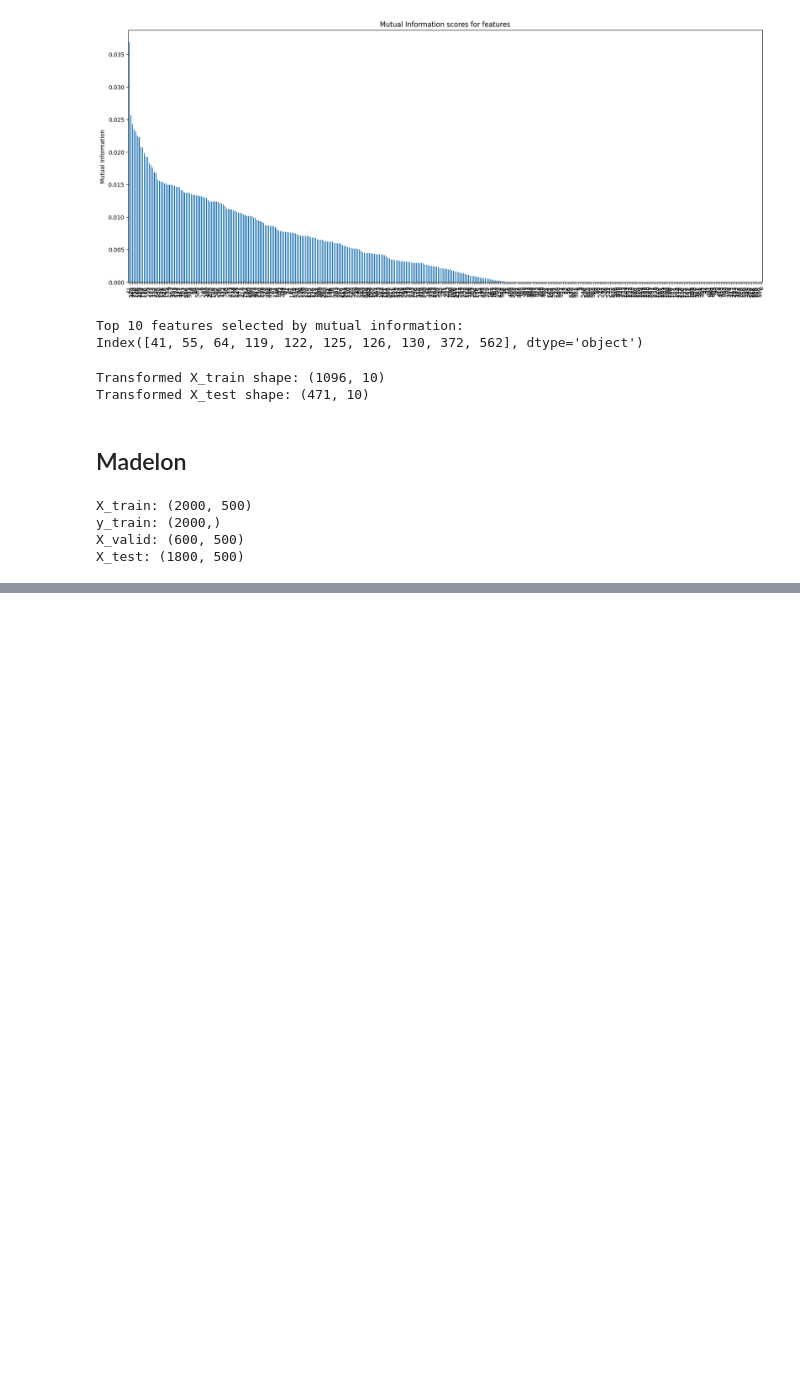
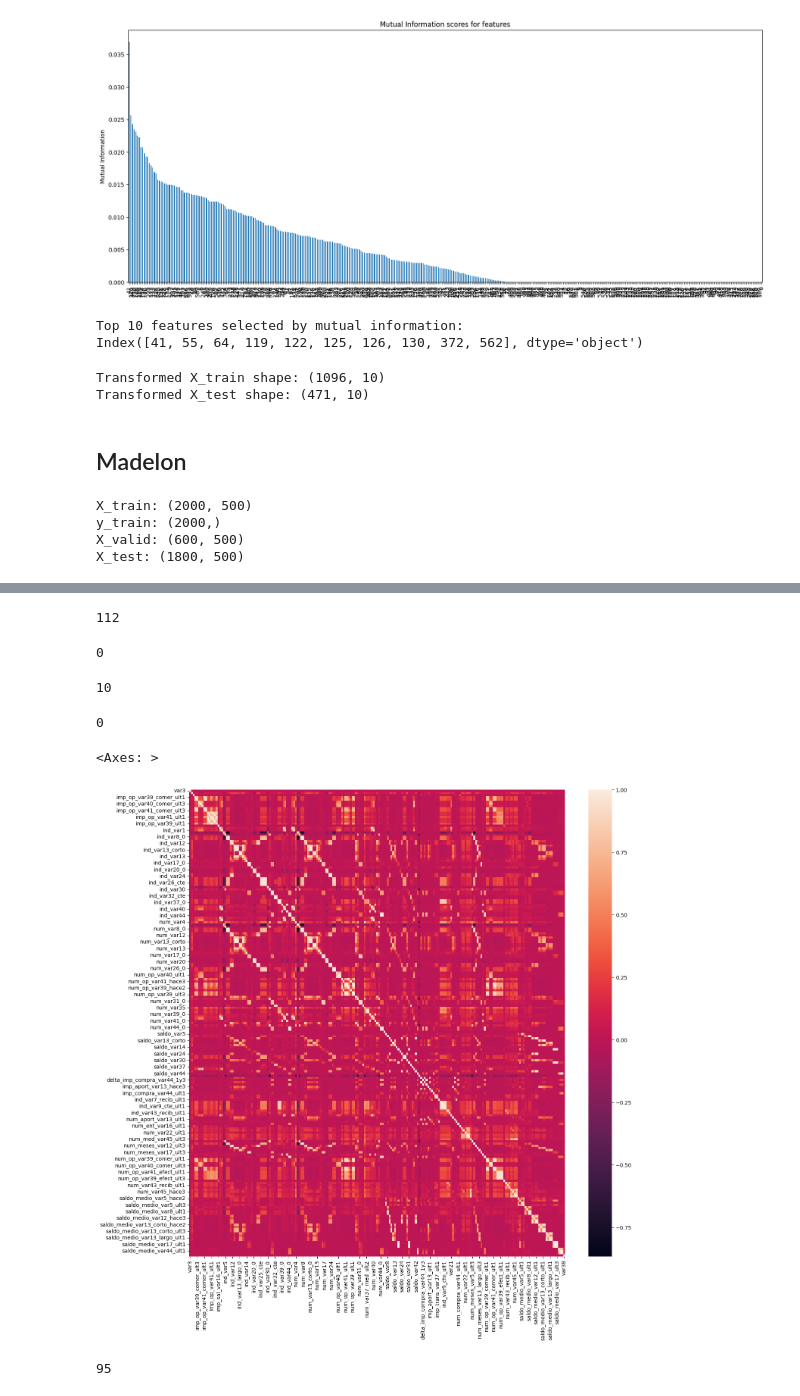
Before and after one commit to GodishalaAshwith/MachineLearningLab, a Jupyter notebook: MLKaggle.ipynb, the cells around one changed output, grey strips where cells are left out. Saved outputs shown, nothing was run; the diff lists cells and outputs as text; code cells hidden in the pictures; blank space fills up the shorter version.

```diff
--- a/MLKaggle.ipynb
+++ b/MLKaggle.ipynb
@@ -383,0 +457,76 @@ X_test: (1800, 500)
+# %%
+#Quasi Constant
+qConsFeats = []
+for f in X_train.columns:
+    predominant =  (X_train[f].value_counts()/np.float64(len(X_train))).sort_values(ascending=False).values[0]
+    if predominant > 0.999:
+        qConsFeats.append(f)
+print(len(qConsFeats))
+# %% [output]
+112
+# %%
+X_train.drop(labels = qConsFeats, axis  = 1, inplace = True)
+X_test.drop(labels = qConsFeats, axis  = 1, inplace = True)
+# %%
+qConsFeats = []
+for f in X_train.columns:
+    predominant =  (X_train[f].value_counts()/np.float64(len(X_train))).sort_values(ascending=False).values[0]
+    if predominant > 0.999:
+        qConsFeats.append(f)
+print(len(qConsFeats))
+# %% [output]
+0
+# %%
+#Duplicate Features
+dFeats = []
+for i in range(len(X_train.columns)):
+    col1 = X_train.columns[i]
+    for i in range(i+1,len(X_train.columns)):
+        col2 = X_train.columns[i]
+        if X_train[col1].equals(X_train[col2]):
+            dFeats.append(col2)
+print(len(dFeats))
+# %% [output]
+10
+# %%
+X_train.drop(labels = dFeats, axis  = 1, inplace = True)
+X_test.drop(labels = dFeats, axis  = 1, inplace = True)
+# %%
+#Duplicate Features
+dFeats = []
+for i in range(len(X_train.columns)):
+    col1 = X_train.columns[i]
+    for i in range(i+1,len(X_train.columns)):
+        col2 = X_train.columns[i]
+        if X_train[col1].equals(X_train[col2]):
+            dFeats.append(col2)
+print(len(dFeats))
+# %% [output]
+0
+# %%
+corr_mat = X_train.corr()
+fig, ax = plt.subplots()
+fig.set_size_inches(16,16)
+sns.heatmap(corr_mat)
+# %% [output]
+<Axes: >
+[figure, added]
+# %%
+#Correlation
+
+def correlation(dataset, threshold):
+    col_corr = set()  # Set of all the names of correlated columns
+    corr_matrix = dataset.corr()
+    for i in range(len(corr_matrix.columns)):
+        for j in range(i):
+            if abs(corr_matrix.iloc[i, j]) > threshold:  # absolute correlation value
+                colname = corr_matrix.columns[i]  # get column name
+                col_corr.add(colname)
+    return col_corr
+
+# Usage example:
+corr_features = correlation(X_train, 0.9)  # filter for features with correlation > 0.9
+correlated_features = set(corr_features)  # unique features in the set
+print(len(correlated_features))  # number of correlated feature
+# %% [output]
+95
```
Also changed, not shown: parts of 15 cells of this notebook.
